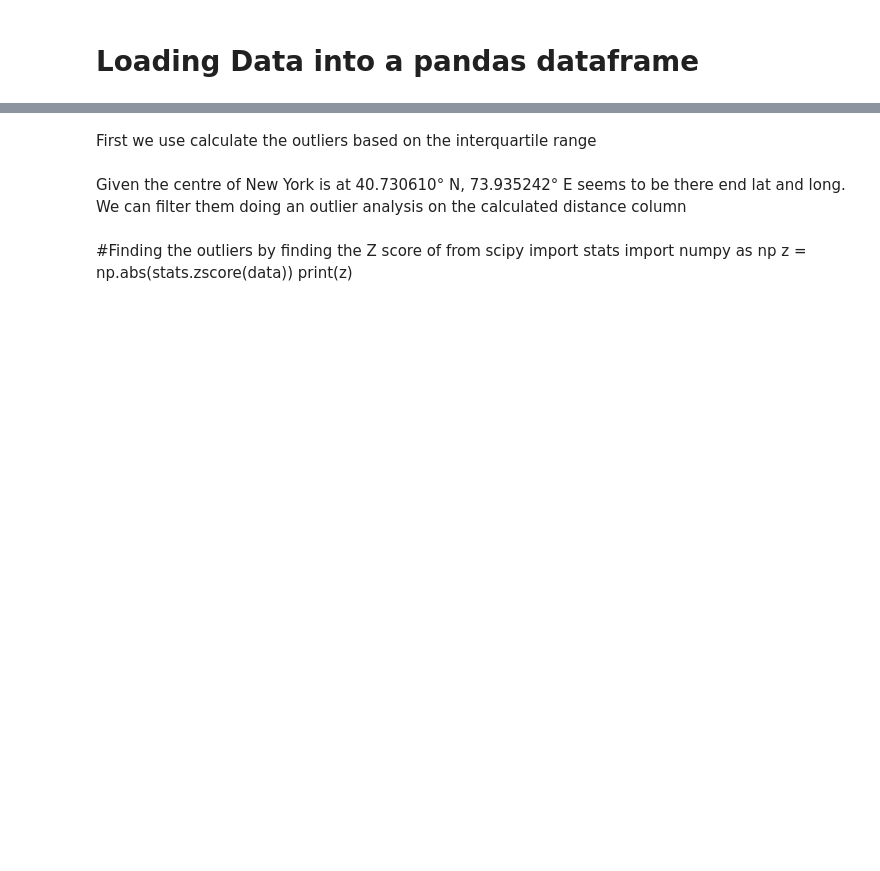
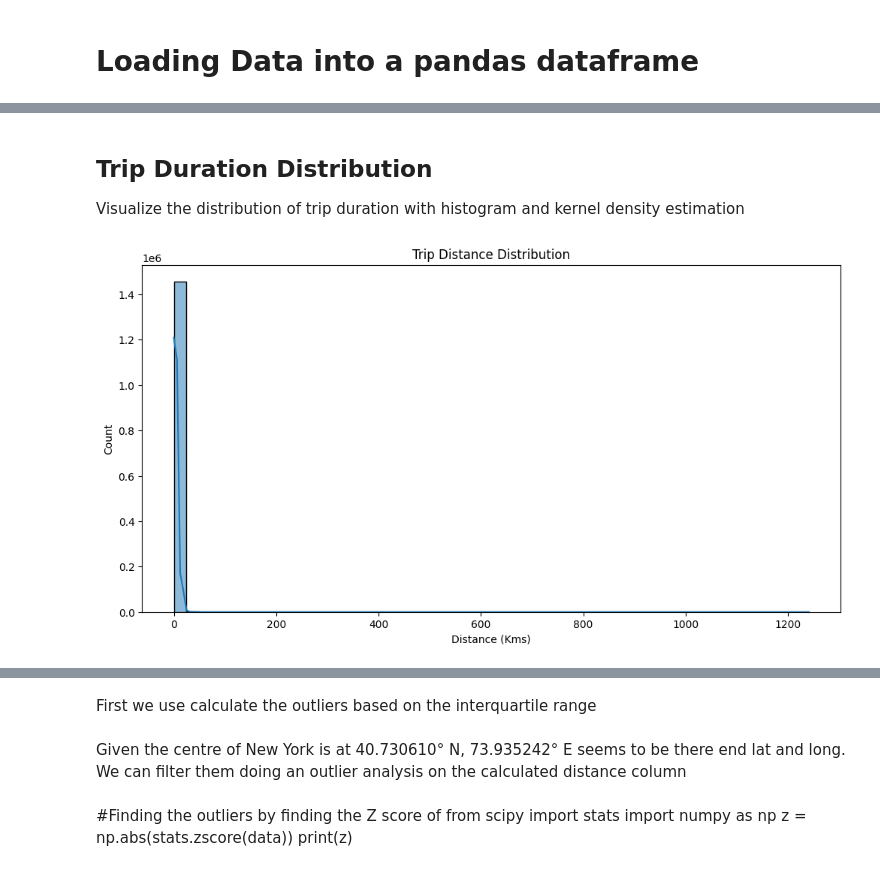
Before and after one commit to rajarshibemech/new-york-taxirides, a Jupyter notebook: New York Taxi rides exploration Modelling.ipynb, the cells around one changed output, grey strips where cells are left out. Saved outputs shown, nothing was run; the diff lists cells and outputs as text; code cells hidden in the pictures; blank space fills up the shorter version.

```diff
--- a/New York Taxi rides exploration Modelling.ipynb
+++ b/New York Taxi rides exploration Modelling.ipynb
@@ -30,0 +136,11 @@ taxi_data.head()
+# %% [markdown]
+## Trip Duration Distribution
+Visualize the distribution of trip duration with histogram and kernel density estimation
+# %%
+plt.figure(figsize=(12, 6))
+sns.histplot(taxi_data['distance'], bins=50|0, kde=True)
+plt.title('Trip Distance Distribution')
+plt.xlabel('Distance (Kms)')
+plt.show()
+# %% [output]
+[figure, added]
```
Also changed, not shown: parts of 247 cells of this notebook.
